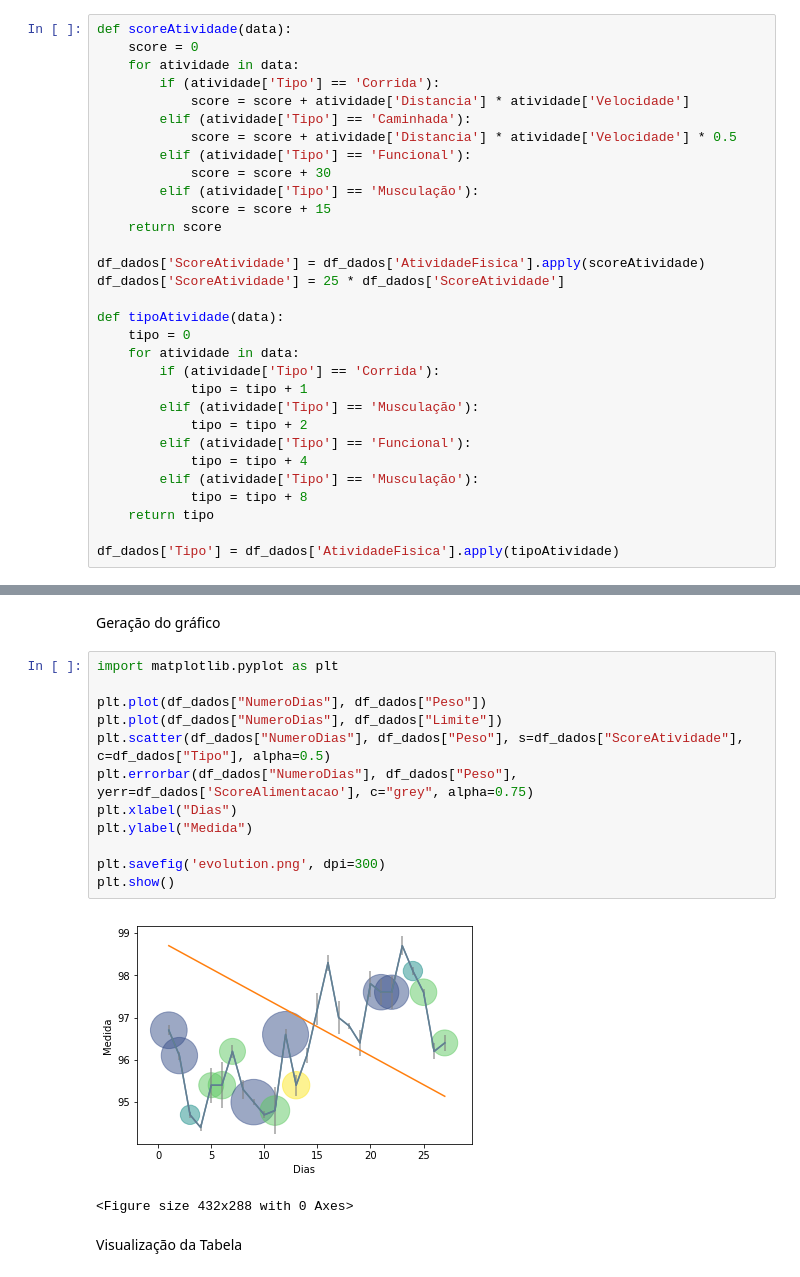
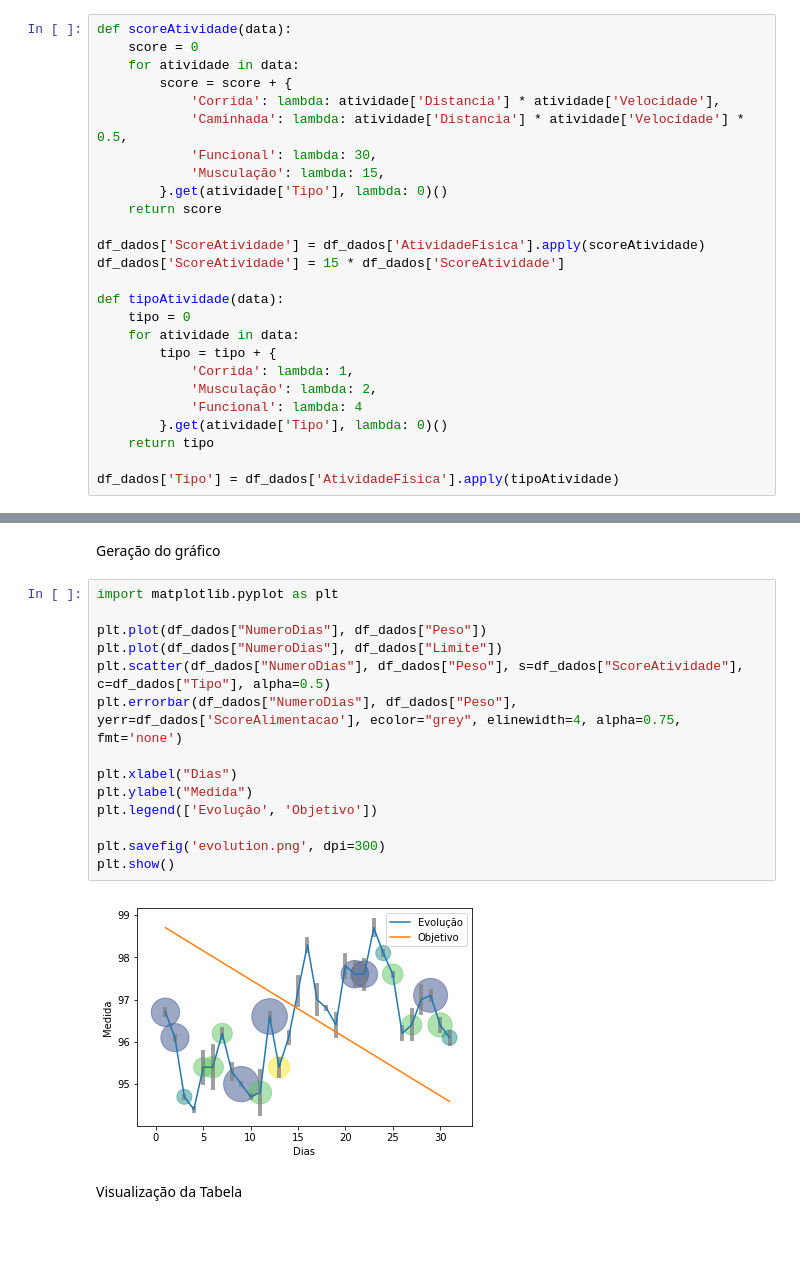
Before and after one commit to johnywalves/PyStudies, a Jupyter notebook: Controle_Peso_100_dias/ControleVerao2019.ipynb, the cells around one changed output, grey strips where cells are left out. Saved outputs shown, nothing was run; the diff lists cells and outputs as text; blank space fills up the shorter version.

Commit message:
Atualização dos dados Geração de arquivos com as informações geradas Inclusão do README.md

```diff
--- a/Controle_Peso_100_dias/ControleVerao2019.ipynb
+++ b/Controle_Peso_100_dias/ControleVerao2019.ipynb
@@ -34,30 +31,25 @@ Nível de atividades físicas
 def scoreAtividade(data):
     score = 0
     for atividade in data:
-        if (atividade['Tipo'] == 'Corrida'):
-            score = score + atividade['Distancia'] * atividade['Velocidade']
-        elif (atividade['Tipo'] == 'Caminhada'):
-            score = score + atividade['Distancia'] * atividade['Velocidade'] * 0.5
-        elif (atividade['Tipo'] == 'Funcional'):
-            score = score + 30
-        elif (atividade['Tipo'] == 'Musculação'):
-            score = score + 15
+        score = score + {
+            'Corrida': lambda: atividade['Distancia'] * atividade['Velocidade'],
+            'Caminhada': lambda: atividade['Distancia'] * atividade['Velocidade'] * 0.5,
+            'Funcional': lambda: 30,
+            'Musculação': lambda: 15,
+        }.get(atividade['Tipo'], lambda: 0)()
     return score
 
 df_dados['ScoreAtividade'] = df_dados['AtividadeFisica'].apply(scoreAtividade)
-df_dados['ScoreAtividade'] = 25 * df_dados['ScoreAtividade']
+df_dados['ScoreAtividade'] = 15 * df_dados['ScoreAtividade']
 
 def tipoAtividade(data):
     tipo = 0
     for atividade in data:
-        if (atividade['Tipo'] == 'Corrida'):
-            tipo = tipo + 1
-        elif (atividade['Tipo'] == 'Musculação'):
-            tipo = tipo + 2
-        elif (atividade['Tipo'] == 'Funcional'):
-            tipo = tipo + 4
-        elif (atividade['Tipo'] == 'Musculação'):
-            tipo = tipo + 8
+        tipo = tipo + {
+            'Corrida': lambda: 1,
+            'Musculação': lambda: 2,
+            'Funcional': lambda: 4
+        }.get(atividade['Tipo'], lambda: 0)()
     return tipo
 
 df_dados['Tipo'] = df_dados['AtividadeFisica'].apply(tipoAtividade)
@@ -98,18 +90,19 @@ Geração do gráfico
 # %%
 import matplotlib.pyplot as plt
 
 plt.plot(df_dados["NumeroDias"], df_dados["Peso"])
 plt.plot(df_dados["NumeroDias"], df_dados["Limite"])
 plt.scatter(df_dados["NumeroDias"], df_dados["Peso"], s=df_dados["ScoreAtividade"], c=df_dados["Tipo"], alpha=0.5)
-plt.errorbar(df_dados["NumeroDias"], df_dados["Peso"], yerr=df_dados['ScoreAlimentacao'], c="grey", alpha=0.75)
+plt.errorbar(df_dados["NumeroDias"], df_dados["Peso"], yerr=df_dados['ScoreAlimentacao'], ecolor="grey", elinewidth=4, alpha=0.75, fmt='none')
+
 plt.xlabel("Dias")
 plt.ylabel("Medida")
+plt.legend(['Evolução', 'Objetivo'])
 
 plt.savefig('evolution.png', dpi=300)
 plt.show()
 # %% [output]
-[figure, old version]
+[figure, new version]
-<Figure size 432x288 with 0 Axes>
 # %% [markdown]
 Visualização da Tabela
 # %%
```
Also changed, not shown: parts of 2 cells of this notebook, 5 other files.
